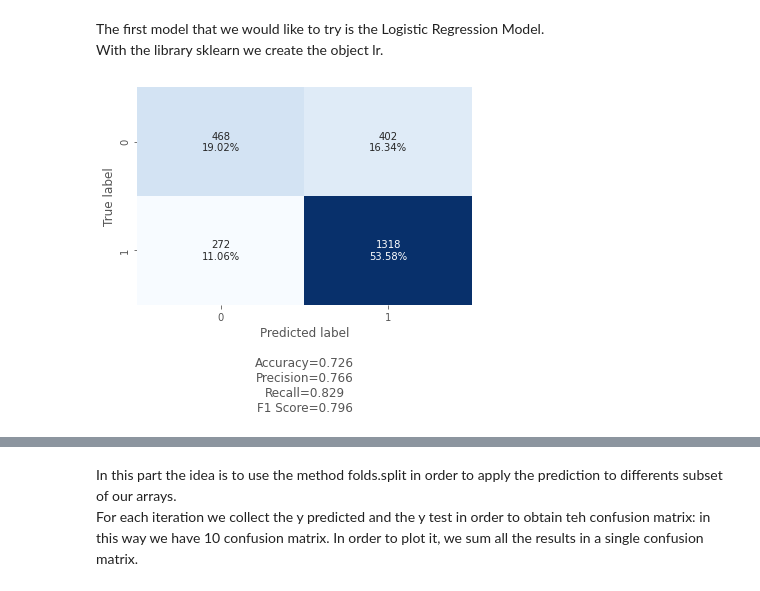
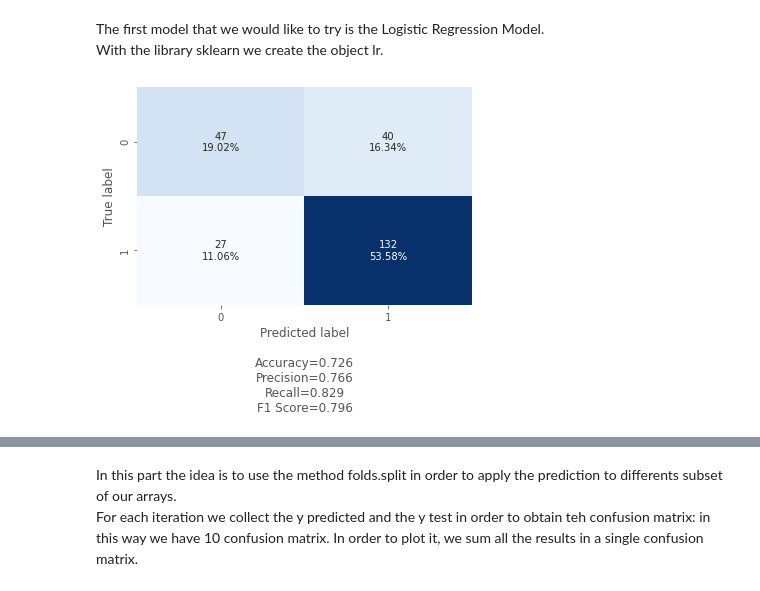
Before and after one commit to andreapiodantonio/data_science_project_dismi_adantonio_oczerwisnki, a Jupyter notebook: startup_classificator/startup_classificator.ipynb, the cells around one changed output, grey strips where cells are left out. Cells and saved outputs as stored; diff of their text form; code cells hidden in the pictures.

```diff
--- a/startup_classificator/startup_classificator.ipynb
+++ b/startup_classificator/startup_classificator.ipynb
@@ -28,6 +28,8 @@ startup.head(5)
 | 3 | 738 | CA | 37.320309 | -122.050040 | 95014 | c:42668 | Cupertino | Cupertino CA 95014 | Solidcore Systems | 1.0 | ... |
 | 4 | 1002 | CA | 37.779281 | -122.419236 | 94105 | c:65806 | San Francisco | San Francisco CA 94105 | Inhale Digital | 0.0 | ... |
 5 rows × 49 columns
+# %%
+startup = startup.drop(columns={'Unnamed: 6'})
 # %%
 startup.info()
 # %% [output]
@@ -532,19 +534,31 @@ With the library sklearn we create the object lr.
 # %%
 lr = LogisticRegression(solver='liblinear')
 # %%
+accuracy_val_lr = []
+
 i=0
 for i in range(0,10):
+
       X_train, X_test, y_train, y_test = train_test_split(X, y, test_size=0.1, random_state=i, shuffle=True, stratify=y)
       X_train, X_val, y_train, y_val   = train_test_split(X_train, y_train, test_size=0.3, random_state=0, shuffle=True, stratify=y_train)
+
+      # for each iteration we create train and predict on the val, creating i confusion matrix
       fit = lr.fit(X_train, y_train)
       y_pred = fit.predict(X_val)
-      globals()[f"conf_mat{i}"]  = confusion_matrix(y_val, y_pred)
+      globals()[f"conf_mat_val_lr_{i}"]  = confusion_matrix(y_val, y_pred)
+
+      # from each of these confusion matrix we extract with the function ravel tn, fn, fp, tp and we calculate the accuracy
+      globals()[f"tn_val_lr_{i}"], globals()[f"fp_val_lr_{i}"], globals()[f"fn_val_lr_{i}"], globals()[f"tp_val_lr_{i}"] = globals()[f"conf_mat_val_lr_{i}"].ravel()
+      globals()[f"accuracy_val_lr_{i}"] = (globals()[f"tn_val_lr_{i}"]+globals()[f"tp_val_lr_{i}"])/(globals()[f"tn_val_lr_{i}"]+globals()[f"fn_val_lr_{i}"]+globals()[f"fp_val_lr_{i}"]+globals()[f"tp_val_lr_{i}"])
+
+      # we collect the accuracy in an array with len i
+      accuracy_val_lr.append(globals()[f"accuracy_val_lr_{i}"])
       i=i+1
 
 labels=['True label','Predicted label']
 #conf_mat_lr_perc = (conf_mat_lr/conf_mat_lr.sum())
-conf_mat_lr = conf_mat0+conf_mat1+conf_mat2+conf_mat3+conf_mat4+conf_mat5+conf_mat6+conf_mat7+conf_mat8+conf_mat9
+conf_mat_val_lr = (conf_mat_val_lr_0+conf_mat_val_lr_1+conf_mat_val_lr_2+conf_mat_val_lr_3+conf_mat_val_lr_4+conf_mat_val_lr_5+conf_mat_val_lr_6+conf_mat_val_lr_7+conf_mat_val_lr_8+conf_mat_val_lr_9)/10
 #sns.heatmap(conf_mat_lr_perc, square=True, annot=True, cmap='Blues',cbar=True,fmt='.2%')
-confusion_matrix_custom.make_confusion_matrix(conf_mat_lr,cbar=False)
+confusion_matrix_custom.make_confusion_matrix(conf_mat_val_lr,cbar=False)
 # %% [output]
-[figure, old version]
+[figure, new version]
```
Also changed, not shown: parts of 53 cells of this notebook.
